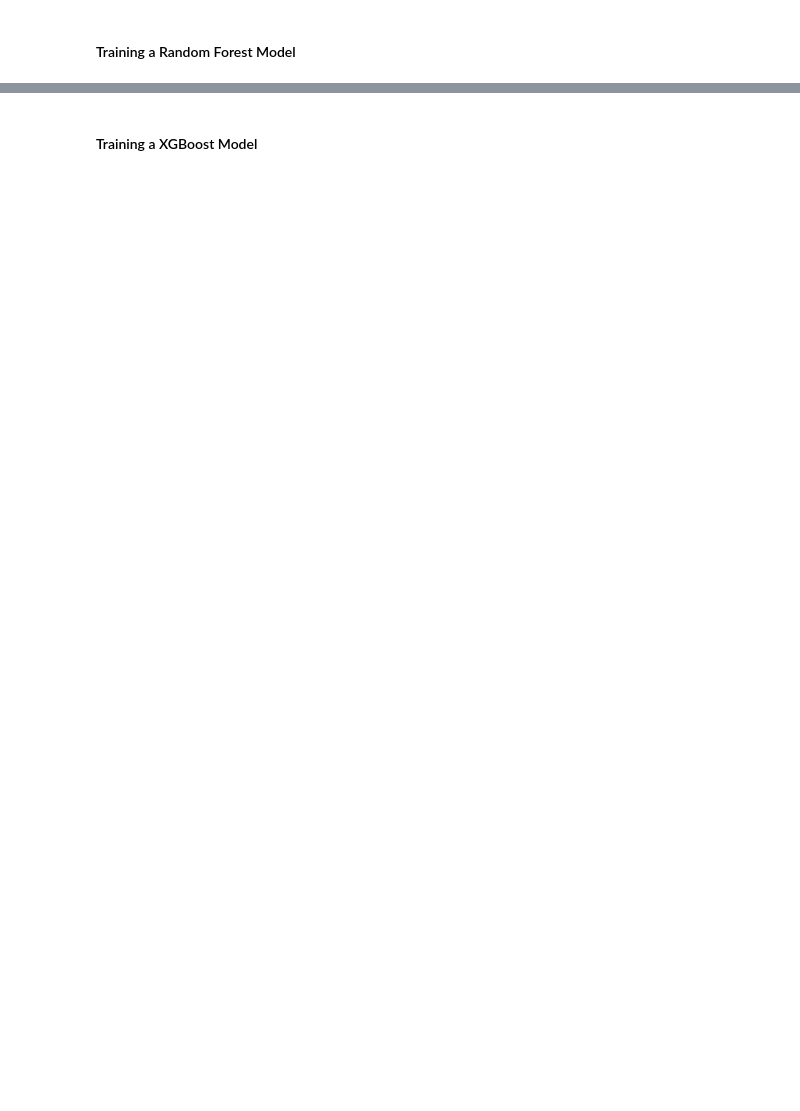
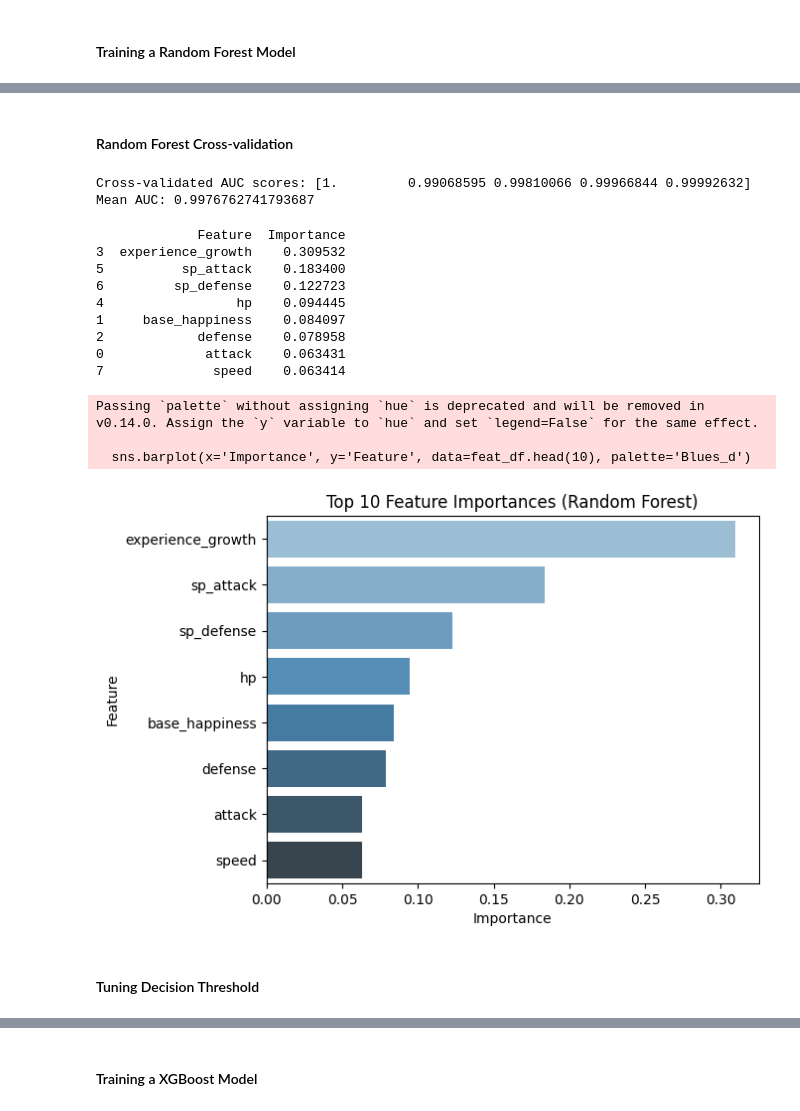
Before and after one commit to andresfigueroa282/Pokemon-Legendary-Classifier, a Jupyter notebook: Pokemon Portfolio Project/Pokemon Portfolio Project.ipynb, the cells around one changed output, grey strips where cells are left out. Drawn from its saved outputs; the diff is of its cells as text; code cells hidden in the pictures; blank space fills up the shorter version.

```diff
--- a/Pokemon Portfolio Project/Pokemon Portfolio Project.ipynb
+++ b/Pokemon Portfolio Project/Pokemon Portfolio Project.ipynb
@@ -295,0 +350,21 @@ ROC AUC (RF): 0.9642857142857143
+# %%
+param_grid = {
+    'n_estimators': [100, 200, 300],
+    'max_depth': [None, 10, 20, 30],
+    'min_samples_split': [2, 5, 10],
+    'min_samples_leaf': [1, 2, 4],
+    'max_features': ['sqrt', 'log2'],
+    'class_weight': ['balanced']  # keep fixed
+}
+
+rf = RandomForestClassifier(random_state=42)
+grid_search = GridSearchCV(
+    rf,
+    param_grid,
+    cv=5,
+    scoring='f1',  # optimize for F1!
+    n_jobs=-1,
+    verbose=2
+)
+
+grid_search.fit(X_train_smote, y_train_smote)
@@ -295,0 +413,38 @@ ROC AUC (RF): 0.9642857142857143
+# %% [markdown]
+#### Random Forest Cross-validation
+# %%
+cv = StratifiedKFold(n_splits = 5, shuffle = True, random_state = 1234)
+scores = cross_val_score(rf, X_train_smote, y_train_smote, cv = cv, scoring = 'roc_auc')
+print("Cross-validated AUC scores:", scores)
+print("Mean AUC:", scores.mean())
+# %% [output]
+Cross-validated AUC scores: [1.         0.99068595 0.99810066 0.99966844 0.99992632]
+Mean AUC: 0.9976762741793687
+# %%
+importances = rf.feature_importances_
+features = X_train.columns
+
+feat_df = pd.DataFrame({'Feature': features, 'Importance': importances})
+feat_df = feat_df.sort_values(by='Importance', ascending=False)
+
+print(feat_df.head(10))
+
+sns.barplot(x='Importance', y='Feature', data=feat_df.head(10), palette='Blues_d')
+plt.title("Top 10 Feature Importances (Random Forest)")
+plt.show()
+# %% [output]
+             Feature  Importance
+3  experience_growth    0.309532
+5          sp_attack    0.183400
+6         sp_defense    0.122723
+4                 hp    0.094445
+1     base_happiness    0.084097
+2            defense    0.078958
+0             attack    0.063431
+7              speed    0.063414
+Passing `palette` without assigning `hue` is deprecated and will be removed in v0.14.0. Assign the `y` variable to `hue` and set `legend=False` for the same effect.
+
+  sns.barplot(x='Importance', y='Feature', data=feat_df.head(10), palette='Blues_d')
+[figure, added]
+# %% [markdown]
+#### Tuning Decision Threshold
```
Also changed, not shown: parts of 19 cells of this notebook.
